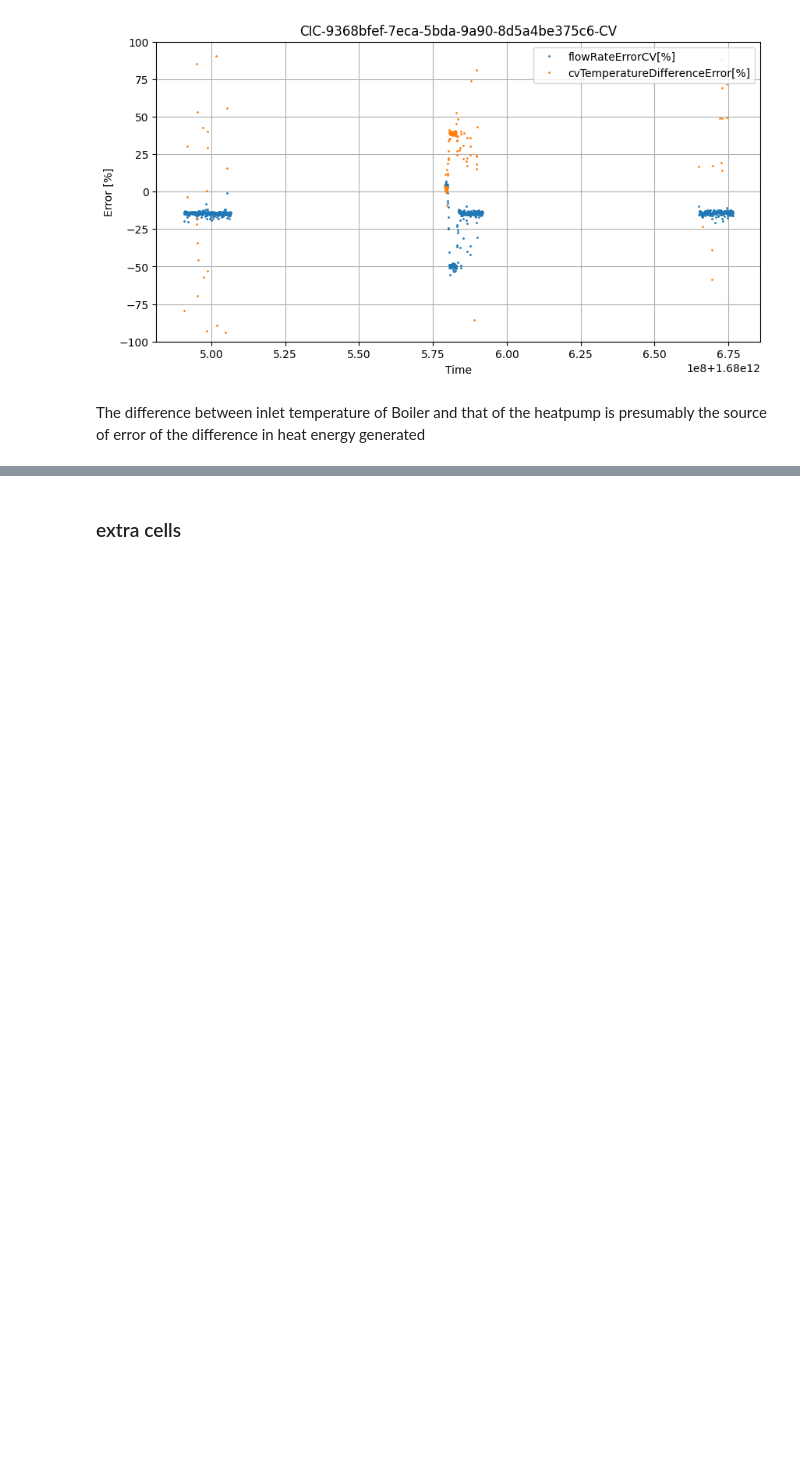
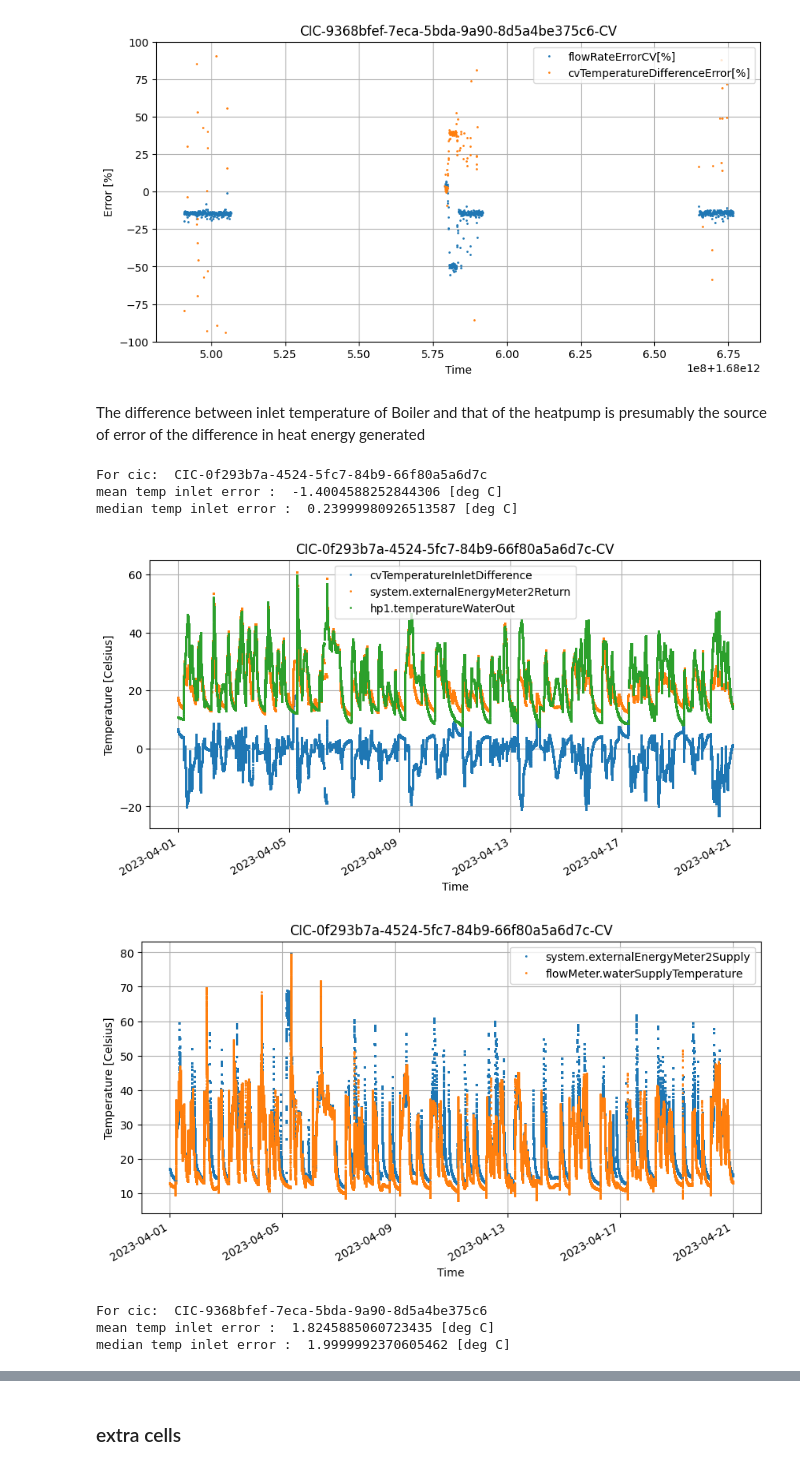
Before and after one commit to season0112/quatt_data_analysis, a Jupyter notebook: power-energy-calculations/live-data/02A_explorative-analysis-heat-gen.ipynb, the cells around one changed output, grey strips where cells are left out. Drawn from its saved outputs; the diff is of its cells as text; code cells hidden in the pictures; blank space fills up the shorter version.

```diff
--- a/power-energy-calculations/live-data/02A_explorative-analysis-heat-gen.ipynb
+++ b/power-energy-calculations/live-data/02A_explorative-analysis-heat-gen.ipynb
@@ -589,3 +722,46 @@ median temperature difference error :  37.78877722256682 [%]
 [figure]
 # %% [markdown]
 The difference between inlet temperature of Boiler and that of the heatpump is presumably the source of error of the difference in heat energy generated
+# %%
+heat_df['cvTemperatureInletDifference'] = heat_df['system.externalEnergyMeter2Return'] - heat_df['hp1.temperatureWaterOut']
+
+for key, grp in heat_df.groupby('system.quattId'):
+    print('For cic: ', key)
+    print('mean temp inlet error : ', grp['cvTemperatureInletDifference'].mean(), '[deg C]')
+    print('median temp inlet error : ', grp['cvTemperatureInletDifference'].median(), '[deg C]')
+
+    # plot inlet temperatures
+    grp[['timestamp',
+         'cvTemperatureInletDifference',
+         'system.externalEnergyMeter2Return',
+         'hp1.temperatureWaterOut']].plot(x='timestamp',
+                                          figsize=(10,5),
+                                          title=f'{key}-CV',
+                                          style='o',
+                                          markersize=1)
+    plt.ylabel('Temperature [Celsius]')
+    plt.xlabel('Time')
+    plt.grid()
+    plt.show()
+    # plot outlet temperatures
+    grp[['timestamp',
+        #  'cvTemperatureInletDifference',
+         'system.externalEnergyMeter2Supply',
+         'flowMeter.waterSupplyTemperature']].plot(x='timestamp',
+                                          figsize=(10,5),
+                                          title=f'{key}-CV',
+                                          style='o',
+                                          markersize=1)
+    plt.ylabel('Temperature [Celsius]')
+    plt.xlabel('Time')
+    plt.grid()
+    plt.show()
+# %% [output]
+For cic:  CIC-0f293b7a-4524-5fc7-84b9-66f80a5a6d7c
+mean temp inlet error :  -1.4004588252844306 [deg C]
+median temp inlet error :  0.23999980926513587 [deg C]
+[figure, added]
+[figure, added]
+For cic:  CIC-9368bfef-7eca-5bda-9a90-8d5a4be375c6
+mean temp inlet error :  1.8245885060723435 [deg C]
+median temp inlet error :  1.9999992370605462 [deg C]
```
Also changed, not shown: parts of 8 cells of this notebook, 3 other files.
